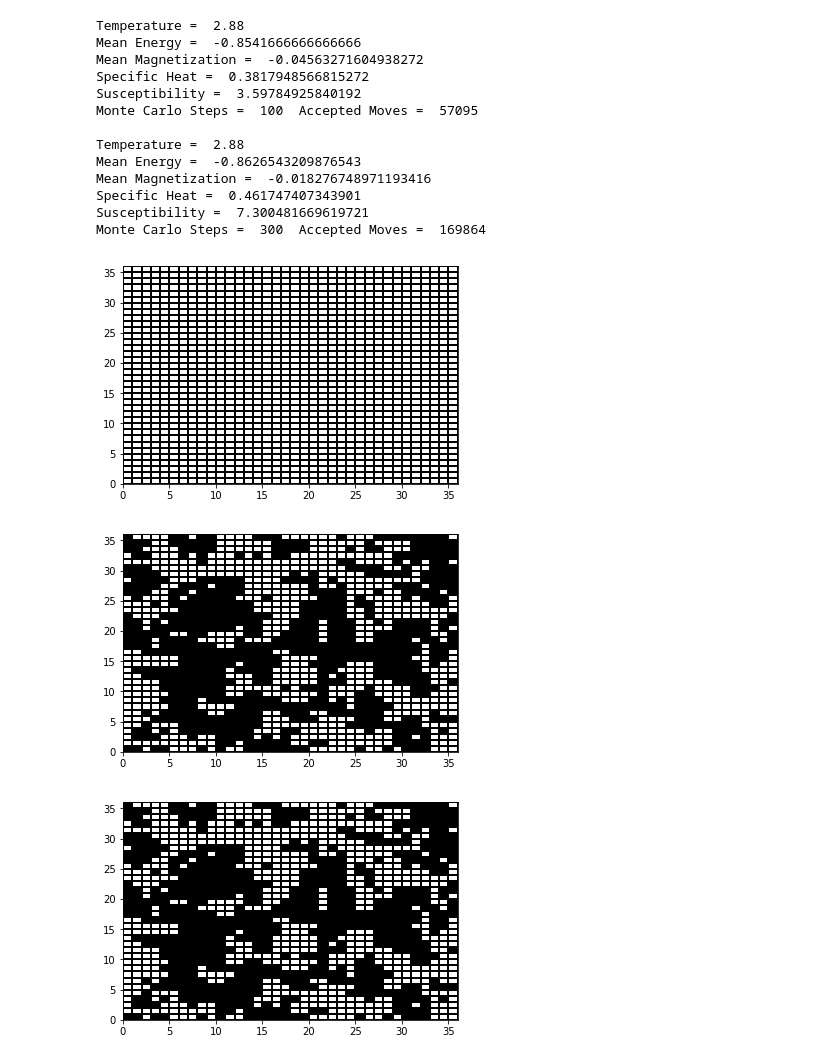
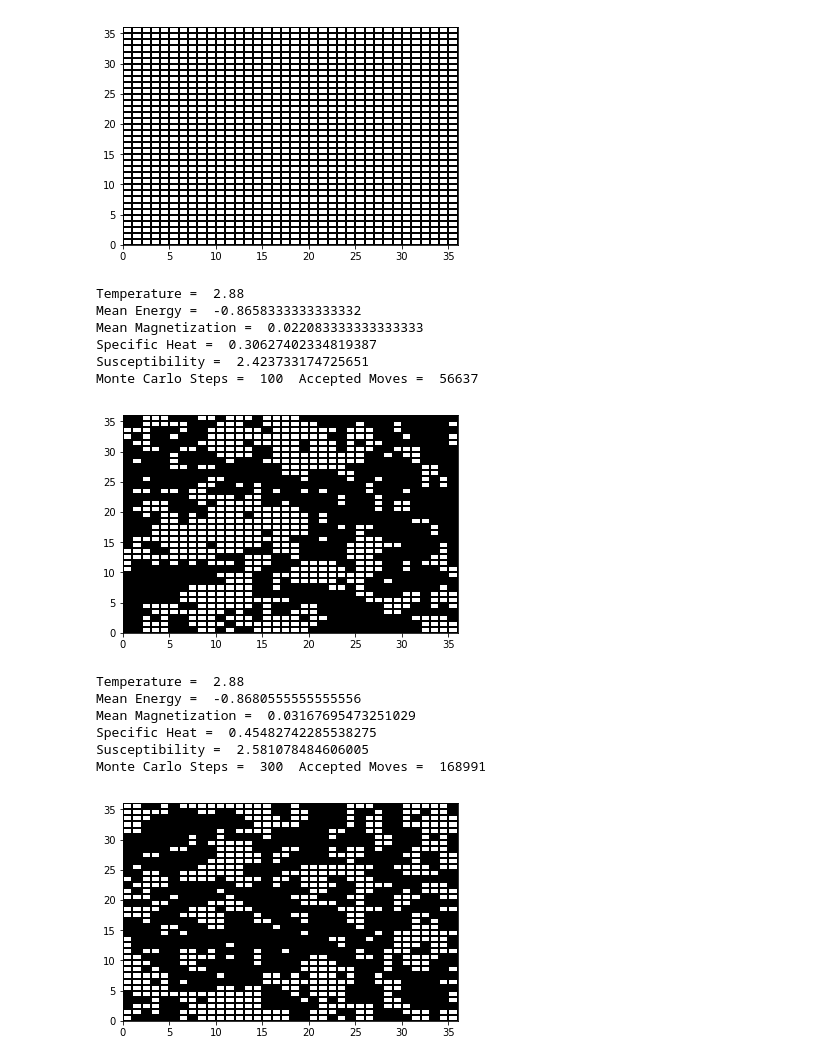
Before and after one commit to Boyuan-Xu/Lectures, a Jupyter notebook: MonteCarlo/Ising.ipynb, the cells around one changed output. Cells and saved outputs as stored; diff of their text form; code cells hidden in the pictures.

```diff
--- a/MonteCarlo/Ising.ipynb
+++ b/MonteCarlo/Ising.ipynb
@@ -374,36 +374,38 @@ def T_dep():
 # %%
 model = Ising2D(temperature=2.88, L=36)   # Tc = 2.3
 figure(1)
 model.plot()
+
+show()
 
 model.steps(number=20000)
 model.reset()
 
 model.steps(number=100)
 model.observables()
 figure(2)
 model.plot()
+show()
 
 model.steps(number=200)
 model.observables()
 figure(3)
 model.plot()
 
 show()
 # %% [output]
+[figure]
 Temperature =  2.88
-Mean Energy =  -0.8541666666666666
-Mean Magnetization =  -0.04563271604938272
-Specific Heat =  0.3817948566815272
-Susceptibility =  3.59784925840192
-Monte Carlo Steps =  100  Accepted Moves =  57095
-
-Temperature =  2.88
-Mean Energy =  -0.8626543209876543
-Mean Magnetization =  -0.018276748971193416
-Specific Heat =  0.461747407343901
-Susceptibility =  7.300481669619721
-Monte Carlo Steps =  300  Accepted Moves =  169864
+Mean Energy =  -0.8658333333333332
+Mean Magnetization =  0.022083333333333333
+Specific Heat =  0.30627402334819387
+Susceptibility =  2.423733174725651
+Monte Carlo Steps =  100  Accepted Moves =  56637
-[figure]
-[figure, old version]
+[figure, new version]
+Temperature =  2.88
+Mean Energy =  -0.8680555555555556
+Mean Magnetization =  0.03167695473251029
+Specific Heat =  0.45482742285538275
+Susceptibility =  2.581078484606005
+Monte Carlo Steps =  300  Accepted Moves =  168991
-[figure, old version]
+[figure, new version]
```
Also changed, not shown: parts of 2 cells of this notebook, 1 other file.
